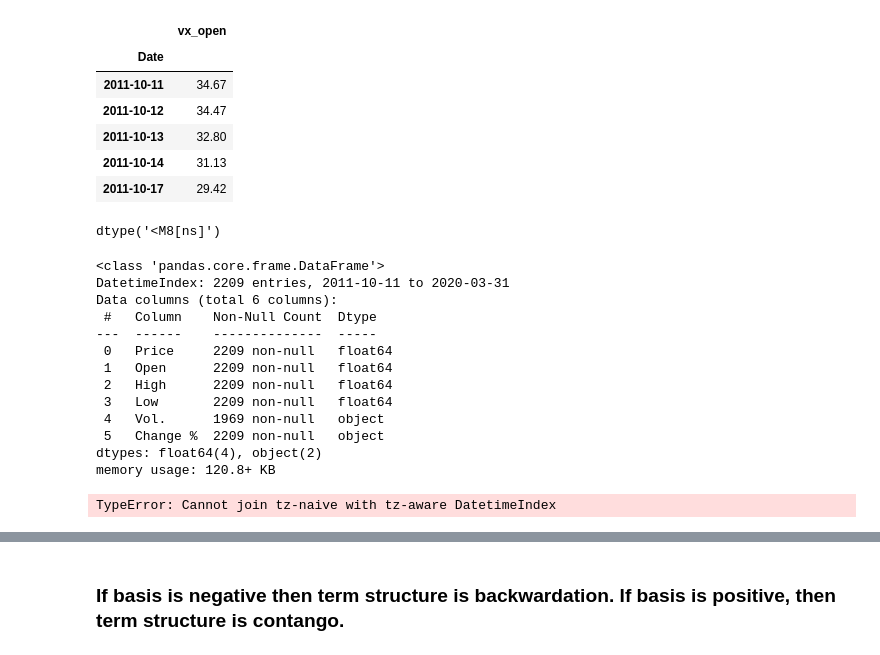
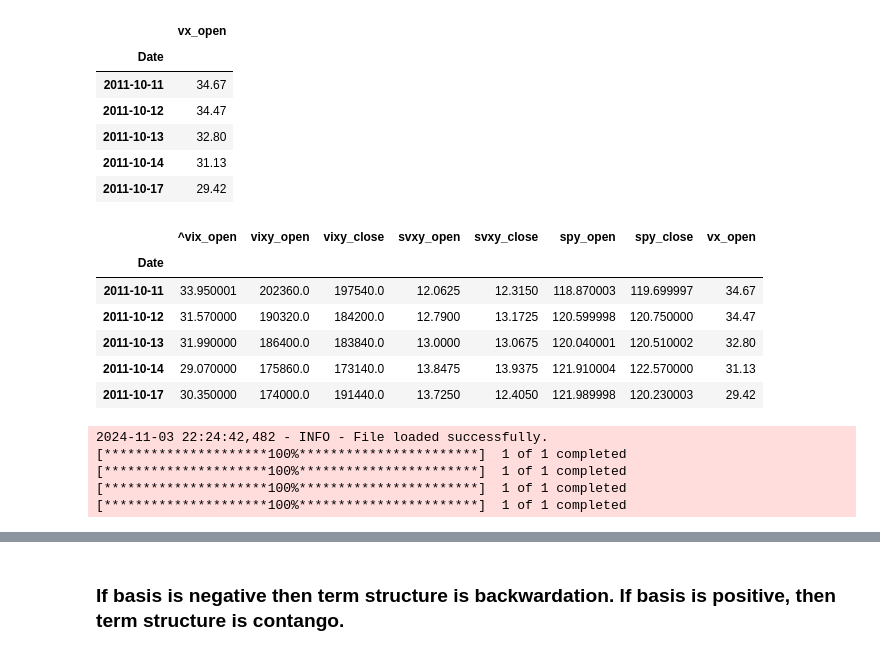
Before and after one commit to peterchettiar/trading-volatility, a Jupyter notebook: trading_vol_strat_research.ipynb, the cells around one changed output, grey strips where cells are left out. Drawn from its saved outputs; the diff is of its cells as text; code cells hidden in the pictures.

```diff
--- a/trading_vol_strat_research.ipynb
+++ b/trading_vol_strat_research.ipynb
@@ -25,4 +83,5 @@ warnings.filterwarnings('ignore')
 # %%
-test = yf.download('^VIX', start="2011-10-11", end="2020-04-01")[["Open","Close"]]
-test.columns = [f"{ticker.lower()}_{pos.lower()}" for pos, ticker in test.columns]
+stock_data.index = stock_data.index.tz_convert(None)
+stock_data.columns = [f'{ticker.lower()}_{pos.lower()}' for pos, ticker in stock_data.columns]
+stock_data.head()
 # %% [output]
@@ -50,16 +94,0 @@ tickers = ['^VIX', 'VIXY', 'SVXY', 'SPY']
-# %%
-# collecting the data into a df
-stock_data = pd.DataFrame()
-
-for ticker in tickers:
-    if ticker == '^VIX':
-        vix = yf.download(ticker, start="2011-10-11", end="2020-04-01")["Open"]
-        vix.columns = ["vix_spot_open"]
-        stock_data = vix
-
-    else:
-        tmp = yf.download(ticker, start="2011-10-11", end="2020-04-01")[["Open","Close"]]
-        tmp.columns = [f"{ticker.lower()}_open", f"{ticker.lower()}_close"]
-        stock_data = stock_data.join(tmp)
-
-stock_data.head()
@@ -109,30 +105,15 @@ vix_future.head()
 | 2011-10-13 | 32.80 |
 | 2011-10-14 | 31.13 |
 | 2011-10-17 | 29.42 |
-# %%
-vix_future.index.dtype
-# %% [output]
-dtype('<M8[ns]')
-# %%
-vix_future.info()
-# %% [output]
-<class 'pandas.core.frame.DataFrame'>
-DatetimeIndex: 2209 entries, 2011-10-11 to 2020-03-31
-Data columns (total 6 columns):
- #   Column    Non-Null Count  Dtype
----  ------    --------------  -----
- 0   Price     2209 non-null   float64
- 1   Open      2209 non-null   float64
- 2   High      2209 non-null   float64
- 3   Low       2209 non-null   float64
- 4   Vol.      1969 non-null   object
- 5   Change %  2209 non-null   object
-dtypes: float64(4), object(2)
-memory usage: 120.8+ KB
 # %%
 # now to bring both raw dfs together before starting feature engineering
-data = stock_data.join(vix_future['Open'])
-data.rename(columns={'Open':'vix_future_open'}, inplace=True)
+data = stock_data.join(vix_future['vx_open'])
 data.head()
 # %% [output]
-TypeError: Cannot join tz-naive with tz-aware DatetimeIndex
+|  | ^vix_open | vixy_open | vixy_close | svxy_open | svxy_close | spy_open | spy_close | vx_open |
+| Date |  |  |  |  |  |  |  |  |
+| 2011-10-11 | 33.950001 | 202360.0 | 197540.0 | 12.0625 | 12.3150 | 118.870003 | 119.699997 | 34.67 |
+| 2011-10-12 | 31.570000 | 190320.0 | 184200.0 | 12.7900 | 13.1725 | 120.599998 | 120.750000 | 34.47 |
+| 2011-10-13 | 31.990000 | 186400.0 | 183840.0 | 13.0000 | 13.0675 | 120.040001 | 120.510002 | 32.80 |
+| 2011-10-14 | 29.070000 | 175860.0 | 173140.0 | 13.8475 | 13.9375 | 121.910004 | 122.570000 | 31.13 |
+| 2011-10-17 | 30.350000 | 174000.0 | 191440.0 | 13.7250 | 12.4050 | 121.989998 | 120.230003 | 29.42 |
@@ -140,0 +120,15 @@ data.
+# %%
+from trading_volatility import TradingVolatility
+
+test_dict = TradingVolatility(tickers_dict)
+
+data_dict = test_dict.get_data(start_date="2011-10-11",
+                               end_date="2020-04-01",
+                               col_rename='vx_open',
+                               manual_loading="S&P 500 VIX Futures Historical Data.csv")
+# %% [output]
+2024-11-03 22:24:42,482 - INFO - File loaded successfully.
+[*********************100%***********************]  1 of 1 completed
+[*********************100%***********************]  1 of 1 completed
+[*********************100%***********************]  1 of 1 completed
+[*********************100%***********************]  1 of 1 completed
```
Also changed, not shown: parts of 14 cells of this notebook, 1 other file.
